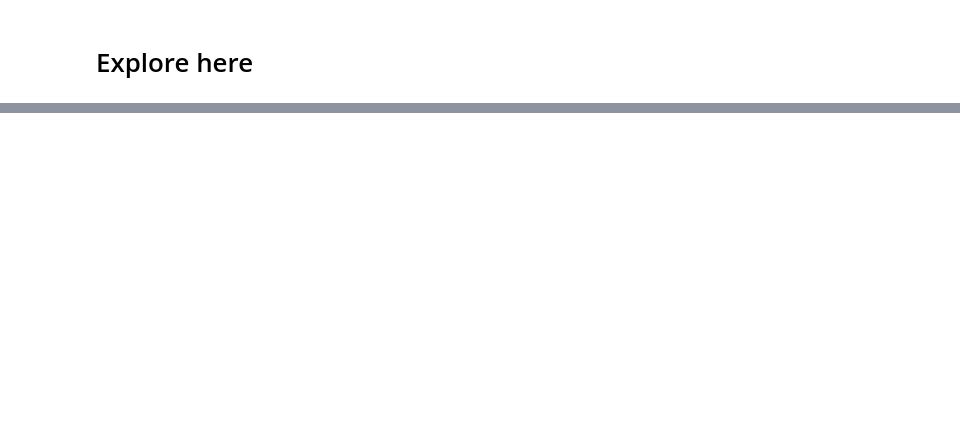
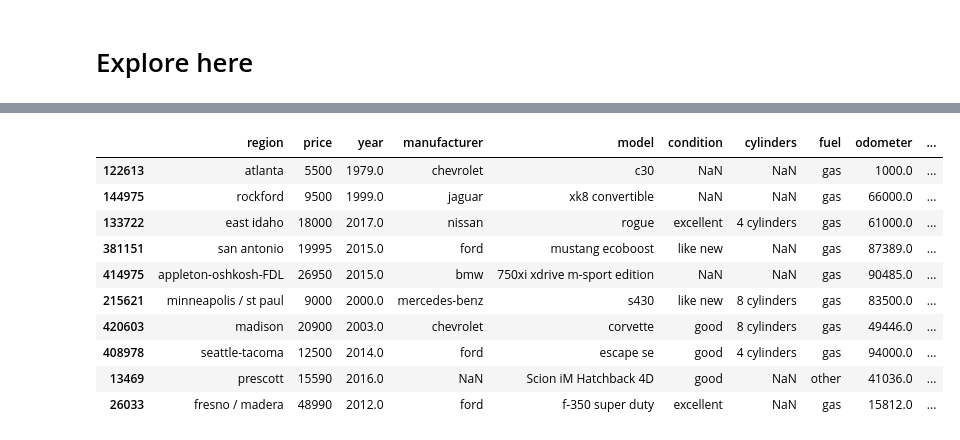
Before and after one commit to jayc888/Prueba_carros_usados_dataset_local, a Jupyter notebook: src/explore.ipynb, the cells around one changed output, grey strips where cells are left out. Cells and saved outputs as stored; diff of their text form; code cells hidden in the pictures; blank space fills up the shorter version.

```diff
--- a/src/explore.ipynb
+++ b/src/explore.ipynb
@@ -16,0 +48,17 @@ df.head()
+# %%
+df.drop(columns=['id','url','region_url','image_url','county','posting_date','VIN'],inplace=True)
+# %%
+pd.set_option('display.max_columns', None)
+df.sample(10)
+# %% [output]
+|  | region | price | year | manufacturer | model | condition | cylinders | fuel | odometer | ... |
+| 122613 | atlanta | 5500 | 1979.0 | chevrolet | c30 | NaN | NaN | gas | 1000.0 | ... |
+| 144975 | rockford | 9500 | 1999.0 | jaguar | xk8 convertible | NaN | NaN | gas | 66000.0 | ... |
+| 133722 | east idaho | 18000 | 2017.0 | nissan | rogue | excellent | 4 cylinders | gas | 61000.0 | ... |
+| 381151 | san antonio | 19995 | 2015.0 | ford | mustang ecoboost | like new | NaN | gas | 87389.0 | ... |
+| 414975 | appleton-oshkosh-FDL | 26950 | 2015.0 | bmw | 750xi xdrive m-sport edition | NaN | NaN | gas | 90485.0 | ... |
+| 215621 | minneapolis / st paul | 9000 | 2000.0 | mercedes-benz | s430 | like new | 8 cylinders | gas | 83500.0 | ... |
+| 420603 | madison | 20900 | 2003.0 | chevrolet | corvette | good | 8 cylinders | gas | 49446.0 | ... |
+| 408978 | seattle-tacoma | 12500 | 2014.0 | ford | escape se | good | 4 cylinders | gas | 94000.0 | ... |
+| 13469 | prescott | 15590 | 2016.0 | NaN | Scion iM Hatchback 4D | good | NaN | other | 41036.0 | ... |
+| 26033 | fresno / madera | 48990 | 2012.0 | ford | f-350 super duty | excellent | NaN | gas | 15812.0 | ... |
```
Also changed, not shown: parts of 14 cells of this notebook.
